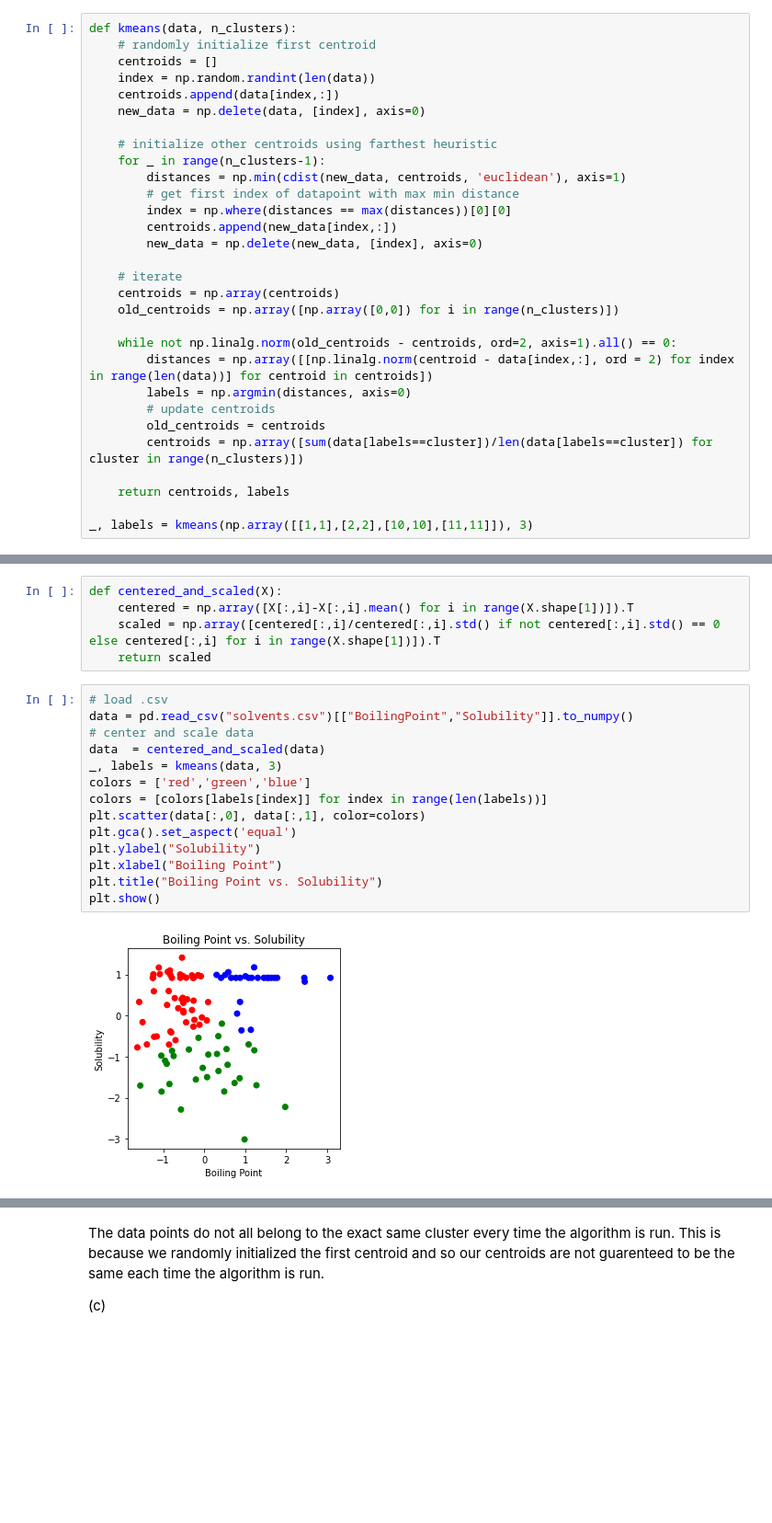
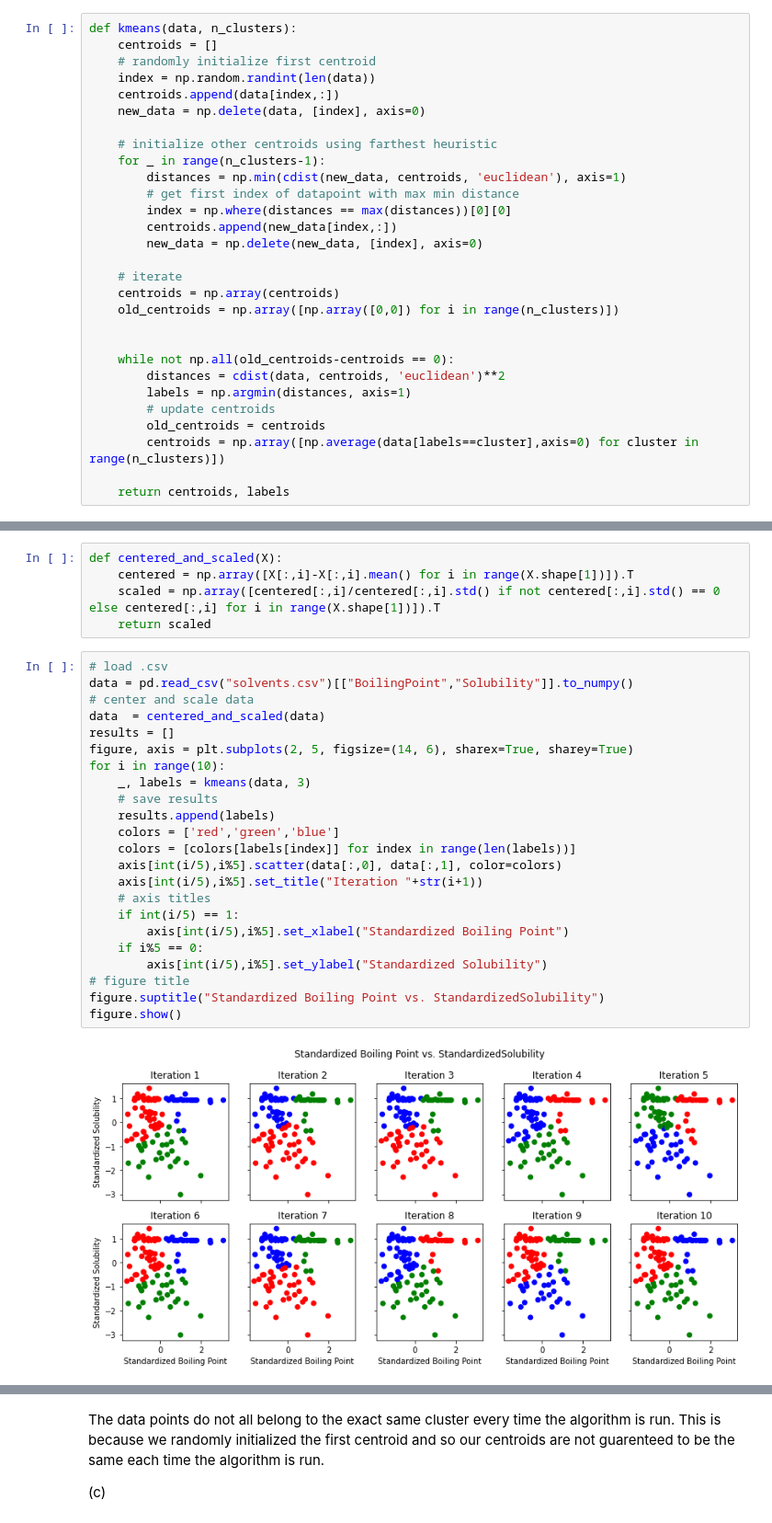
Before and after one commit to ethanharvey98/MATH123-HW4, a Jupyter notebook: src/MATH123-HW4.ipynb, the cells around one changed output, grey strips where cells are left out. Shown at 92% size. Drawn from its saved outputs; the diff is of its cells as text; blank space fills up the shorter version.

Commit message:
Fixed kmeans

```diff
--- a/src/MATH123-HW4.ipynb
+++ b/src/MATH123-HW4.ipynb
@@ -17,8 +17,8 @@ warnings.filterwarnings('ignore')
 (a)
 # %%
 def kmeans(data, n_clusters):
+    centroids = []
     # randomly initialize first centroid
-    centroids = []
     index = np.random.randint(len(data))
     centroids.append(data[index,:])
     new_data = np.delete(data, [index], axis=0)
@@ -35,16 +35,15 @@ def kmeans(data, n_clusters):
     centroids = np.array(centroids)
     old_centroids = np.array([np.array([0,0]) for i in range(n_clusters)])
 
-    while not np.linalg.norm(old_centroids - centroids, ord=2, axis=1).all() == 0:
-        distances = np.array([[np.linalg.norm(centroid - data[index,:], ord = 2) for index in range(len(data))] for centroid in centroids])
-        labels = np.argmin(distances, axis=0)
+
+    while not np.all(old_centroids-centroids == 0):
+        distances = cdist(data, centroids, 'euclidean')**2
+        labels = np.argmin(distances, axis=1)
         # update centroids
         old_centroids = centroids
-        centroids = np.array([sum(data[labels==cluster])/len(data[labels==cluster]) for cluster in range(n_clusters)])
+        centroids = np.array([np.average(data[labels==cluster],axis=0) for cluster in range(n_clusters)])
 
     return centroids, labels
-
-_, labels = kmeans(np.array([[1,1],[2,2],[10,10],[11,11]]), 3)
 # %% [markdown]
 (b)
 # %%
@@ -55,17 +54,26 @@ def centered_and_scaled(X):
 # %%
 # load .csv
 data = pd.read_csv("solvents.csv")[["BoilingPoint","Solubility"]].to_numpy()
 # center and scale data
 data  = centered_and_scaled(data)
-_, labels = kmeans(data, 3)
-colors = ['red','green','blue']
-colors = [colors[labels[index]] for index in range(len(labels))]
-plt.scatter(data[:,0], data[:,1], color=colors)
-plt.gca().set_aspect('equal')
-plt.ylabel("Solubility")
-plt.xlabel("Boiling Point")
-plt.title("Boiling Point vs. Solubility")
-plt.show()
+results = []
+figure, axis = plt.subplots(2, 5, figsize=(14, 6), sharex=True, sharey=True)
+for i in range(10):
+    _, labels = kmeans(data, 3)
+    # save results
+    results.append(labels)
+    colors = ['red','green','blue']
+    colors = [colors[labels[index]] for index in range(len(labels))]
+    axis[int(i/5),i%5].scatter(data[:,0], data[:,1], color=colors)
+    axis[int(i/5),i%5].set_title("Iteration "+str(i+1))
+    # axis titles
+    if int(i/5) == 1:
+        axis[int(i/5),i%5].set_xlabel("Standardized Boiling Point")
+    if i%5 == 0:
+        axis[int(i/5),i%5].set_ylabel("Standardized Solubility")
+# figure title
+figure.suptitle("Standardized Boiling Point vs. StandardizedSolubility")
+figure.show()
 # %% [output]
-[figure, old version]
+[figure, new version]
 # %%
```
Also changed, not shown: parts of 4 cells of this notebook.
